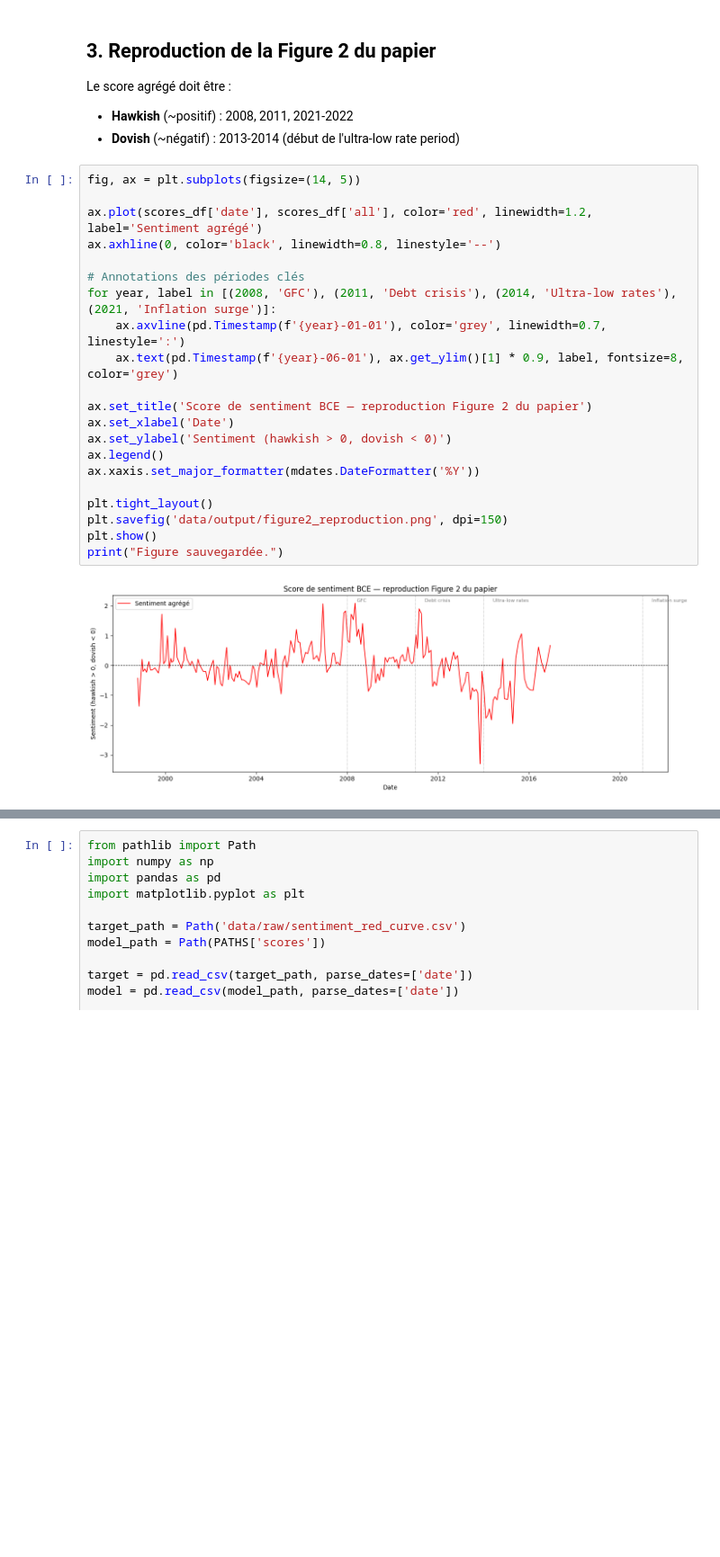
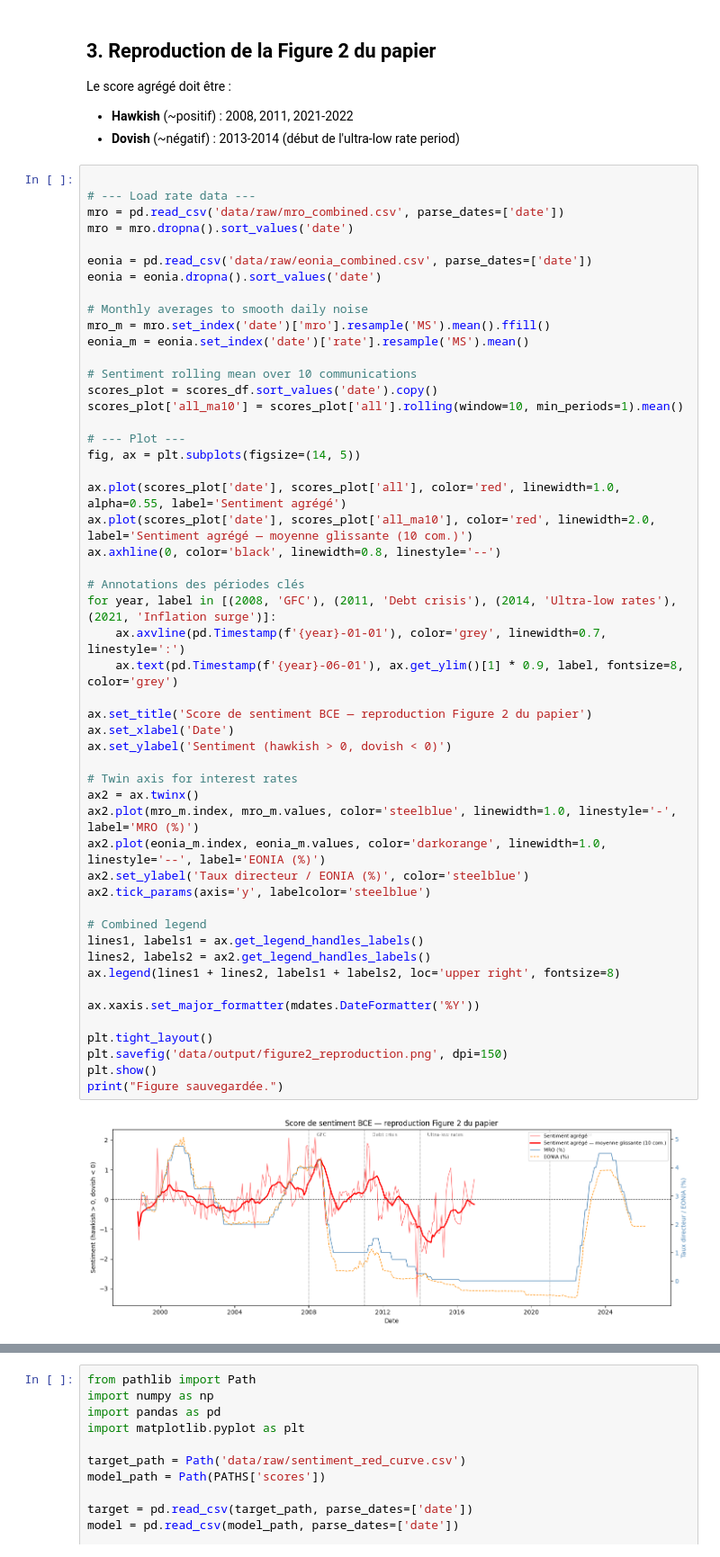
Before and after one commit to sacharsz/ecb-tone-analysis, a Jupyter notebook: 02_sentiment_validation.ipynb, the cells around one changed output, grey strips where cells are left out. Shown at 90% size. Drawn from its saved outputs; the diff is of its cells as text; blank space fills up the shorter version.

```diff
--- a/02_sentiment_validation.ipynb
+++ b/02_sentiment_validation.ipynb
@@ -117,28 +117,58 @@ Le score agrégé doit être :
 - **Hawkish** (~positif) : 2008, 2011, 2021-2022
 - **Dovish** (~négatif) : 2013-2014 (début de l'ultra-low rate period)
 # %%
+
+# --- Load rate data ---
+mro = pd.read_csv('data/raw/mro_combined.csv', parse_dates=['date'])
+mro = mro.dropna().sort_values('date')
+
+eonia = pd.read_csv('data/raw/eonia_combined.csv', parse_dates=['date'])
+eonia = eonia.dropna().sort_values('date')
+
+# Monthly averages to smooth daily noise
+mro_m = mro.set_index('date')['mro'].resample('MS').mean().ffill()
+eonia_m = eonia.set_index('date')['rate'].resample('MS').mean()
+
+# Sentiment rolling mean over 10 communications
+scores_plot = scores_df.sort_values('date').copy()
+scores_plot['all_ma10'] = scores_plot['all'].rolling(window=10, min_periods=1).mean()
+
+# --- Plot ---
 fig, ax = plt.subplots(figsize=(14, 5))
 
-ax.plot(scores_df['date'], scores_df['all'], color='red', linewidth=1.2, label='Sentiment agrégé')
+ax.plot(scores_plot['date'], scores_plot['all'], color='red', linewidth=1.0, alpha=0.55, label='Sentiment agrégé')
+ax.plot(scores_plot['date'], scores_plot['all_ma10'], color='red', linewidth=2.0, label='Sentiment agrégé — moyenne glissante (10 com.)')
 ax.axhline(0, color='black', linewidth=0.8, linestyle='--')
 
 # Annotations des périodes clés
 for year, label in [(2008, 'GFC'), (2011, 'Debt crisis'), (2014, 'Ultra-low rates'), (2021, 'Inflation surge')]:
     ax.axvline(pd.Timestamp(f'{year}-01-01'), color='grey', linewidth=0.7, linestyle=':')
     ax.text(pd.Timestamp(f'{year}-06-01'), ax.get_ylim()[1] * 0.9, label, fontsize=8, color='grey')
 
 ax.set_title('Score de sentiment BCE — reproduction Figure 2 du papier')
 ax.set_xlabel('Date')
 ax.set_ylabel('Sentiment (hawkish > 0, dovish < 0)')
-ax.legend()
+
+# Twin axis for interest rates
+ax2 = ax.twinx()
+ax2.plot(mro_m.index, mro_m.values, color='steelblue', linewidth=1.0, linestyle='-', label='MRO (%)')
+ax2.plot(eonia_m.index, eonia_m.values, color='darkorange', linewidth=1.0, linestyle='--', label='EONIA (%)')
+ax2.set_ylabel('Taux directeur / EONIA (%)', color='steelblue')
+ax2.tick_params(axis='y', labelcolor='steelblue')
+
+# Combined legend
+lines1, labels1 = ax.get_legend_handles_labels()
+lines2, labels2 = ax2.get_legend_handles_labels()
+ax.legend(lines1 + lines2, labels1 + labels2, loc='upper right', fontsize=8)
+
 ax.xaxis.set_major_formatter(mdates.DateFormatter('%Y'))
 
 plt.tight_layout()
 plt.savefig('data/output/figure2_reproduction.png', dpi=150)
 plt.show()
 print("Figure sauvegardée.")
 # %% [output]
-[figure, old version]
+[figure, new version]
 Figure sauvegardée.
 # %%
 from pathlib import Path
```
Also changed, not shown: parts of 2 cells of this notebook, 8 other files.
